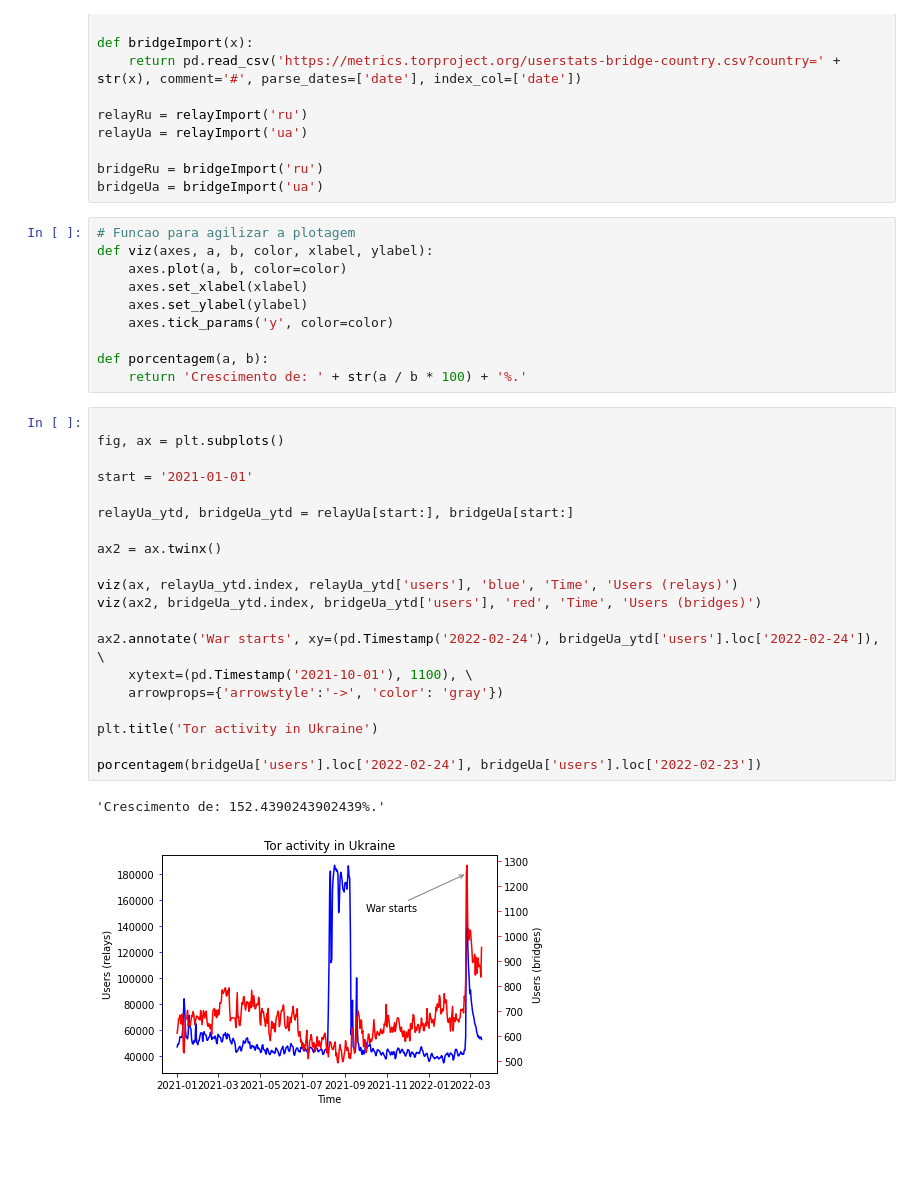
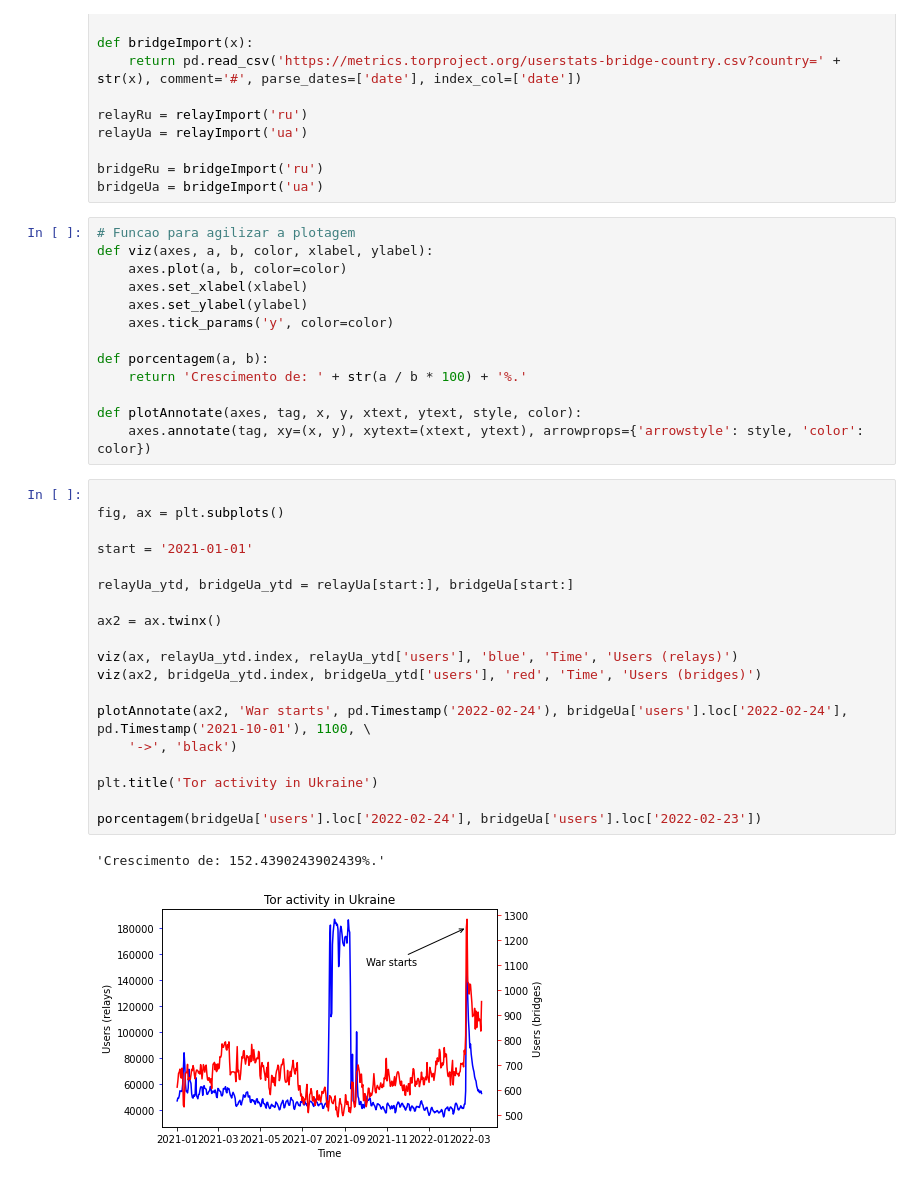
Before and after one commit to luccagodooy/tor-ukr-rus, a Jupyter notebook: main.ipynb, the cells around one changed output. Cells and saved outputs as stored; diff of their text form; blank space fills up the shorter version.

```diff
--- a/main.ipynb
+++ b/main.ipynb
@@ -27,29 +27,31 @@ def viz(axes, a, b, color, xlabel, ylabel):
 
 def porcentagem(a, b):
     return 'Crescimento de: ' + str(a / b * 100) + '%.'
+
+def plotAnnotate(axes, tag, x, y, xtext, ytext, style, color):
+    axes.annotate(tag, xy=(x, y), xytext=(xtext, ytext), arrowprops={'arrowstyle': style, 'color': color})
 # %%
 
 fig, ax = plt.subplots()
 
 start = '2021-01-01'
 
 relayUa_ytd, bridgeUa_ytd = relayUa[start:], bridgeUa[start:]
 
 ax2 = ax.twinx()
 
 viz(ax, relayUa_ytd.index, relayUa_ytd['users'], 'blue', 'Time', 'Users (relays)')
 viz(ax2, bridgeUa_ytd.index, bridgeUa_ytd['users'], 'red', 'Time', 'Users (bridges)')
 
-ax2.annotate('War starts', xy=(pd.Timestamp('2022-02-24'), bridgeUa_ytd['users'].loc['2022-02-24']), \
-    xytext=(pd.Timestamp('2021-10-01'), 1100), \
-    arrowprops={'arrowstyle':'->', 'color': 'gray'})
+plotAnnotate(ax2, 'War starts', pd.Timestamp('2022-02-24'), bridgeUa['users'].loc['2022-02-24'], pd.Timestamp('2021-10-01'), 1100, \
+    '->', 'black')
 
 plt.title('Tor activity in Ukraine')
 
 porcentagem(bridgeUa['users'].loc['2022-02-24'], bridgeUa['users'].loc['2022-02-23'])
 # %% [output]
 'Crescimento de: 152.4390243902439%.'
-[figure, old version]
+[figure, new version]
 # %%
 fig, ax = plt.subplots()
 
```
Also changed, not shown: parts of 2 cells of this notebook.
